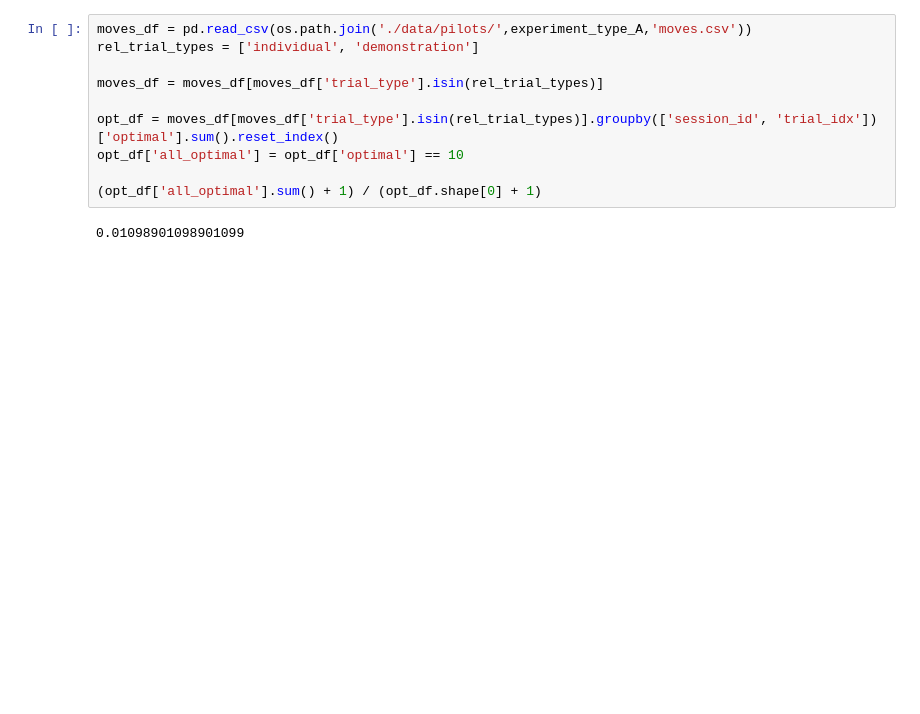
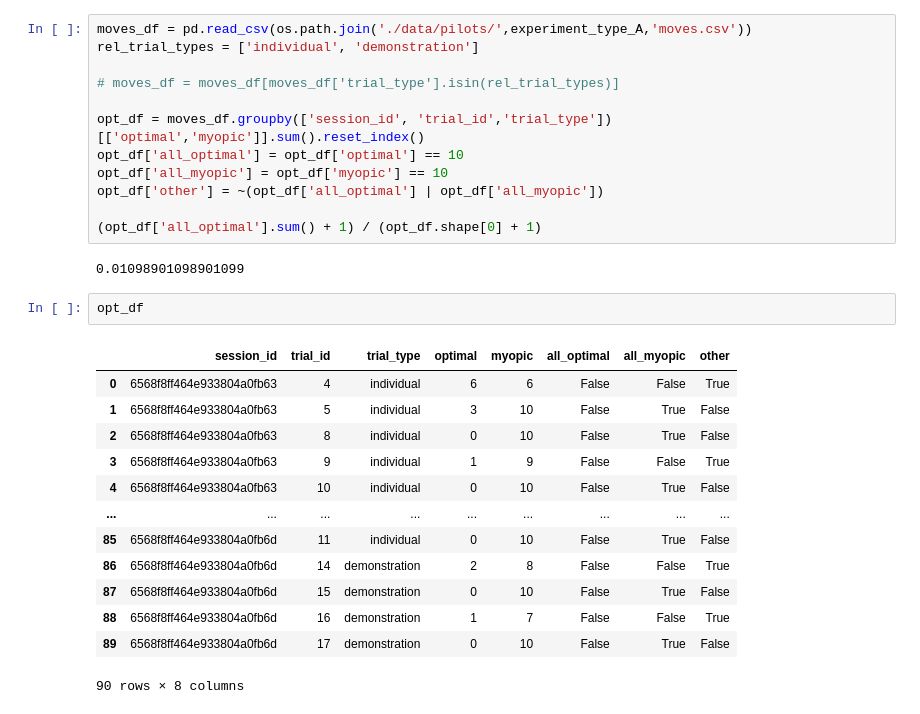
Before and after one commit to LBrinkmann/reward-network-iii, a Jupyter notebook: analysis/estimate_values.ipynb, the cells around one changed output. Saved outputs shown, nothing was run; the diff lists cells and outputs as text; blank space fills up the shorter version.

```diff
--- a/analysis/estimate_values.ipynb
+++ b/analysis/estimate_values.ipynb
@@ -32,11 +50,29 @@ The individual learning rate is the probability that and individual will adopt t
 moves_df = pd.read_csv(os.path.join('./data/pilots/',experiment_type_A,'moves.csv'))
 rel_trial_types = ['individual', 'demonstration']
 
-moves_df = moves_df[moves_df['trial_type'].isin(rel_trial_types)]
+# moves_df = moves_df[moves_df['trial_type'].isin(rel_trial_types)]
 
-opt_df = moves_df[moves_df['trial_type'].isin(rel_trial_types)].groupby(['session_id', 'trial_idx'])['optimal'].sum().reset_index()
+opt_df = moves_df.groupby(['session_id', 'trial_id','trial_type'])[['optimal','myopic']].sum().reset_index()
 opt_df['all_optimal'] = opt_df['optimal'] == 10
+opt_df['all_myopic'] = opt_df['myopic'] == 10
+opt_df['other'] = ~(opt_df['all_optimal'] | opt_df['all_myopic'])
 
 (opt_df['all_optimal'].sum() + 1) / (opt_df.shape[0] + 1)
 # %% [output]
 0.01098901098901099
+# %%
+opt_df
+# %% [output]
+|  | session_id | trial_id | trial_type | optimal | myopic | all_optimal | all_myopic | other |
+| 0 | 6568f8ff464e933804a0fb63 | 4 | individual | 6 | 6 | False | False | True |
+| 1 | 6568f8ff464e933804a0fb63 | 5 | individual | 3 | 10 | False | True | False |
+| 2 | 6568f8ff464e933804a0fb63 | 8 | individual | 0 | 10 | False | True | False |
+| 3 | 6568f8ff464e933804a0fb63 | 9 | individual | 1 | 9 | False | False | True |
+| 4 | 6568f8ff464e933804a0fb63 | 10 | individual | 0 | 10 | False | True | False |
+| ... | ... | ... | ... | ... | ... | ... | ... | ... |
+| 85 | 6568f8ff464e933804a0fb6d | 11 | individual | 0 | 10 | False | True | False |
+| 86 | 6568f8ff464e933804a0fb6d | 14 | demonstration | 2 | 8 | False | False | True |
+| 87 | 6568f8ff464e933804a0fb6d | 15 | demonstration | 0 | 10 | False | True | False |
+| 88 | 6568f8ff464e933804a0fb6d | 16 | demonstration | 1 | 7 | False | False | True |
+| 89 | 6568f8ff464e933804a0fb6d | 17 | demonstration | 0 | 10 | False | True | False |
+90 rows × 8 columns
```
Also changed, not shown: parts of 3 cells of this notebook, 29 other files.
